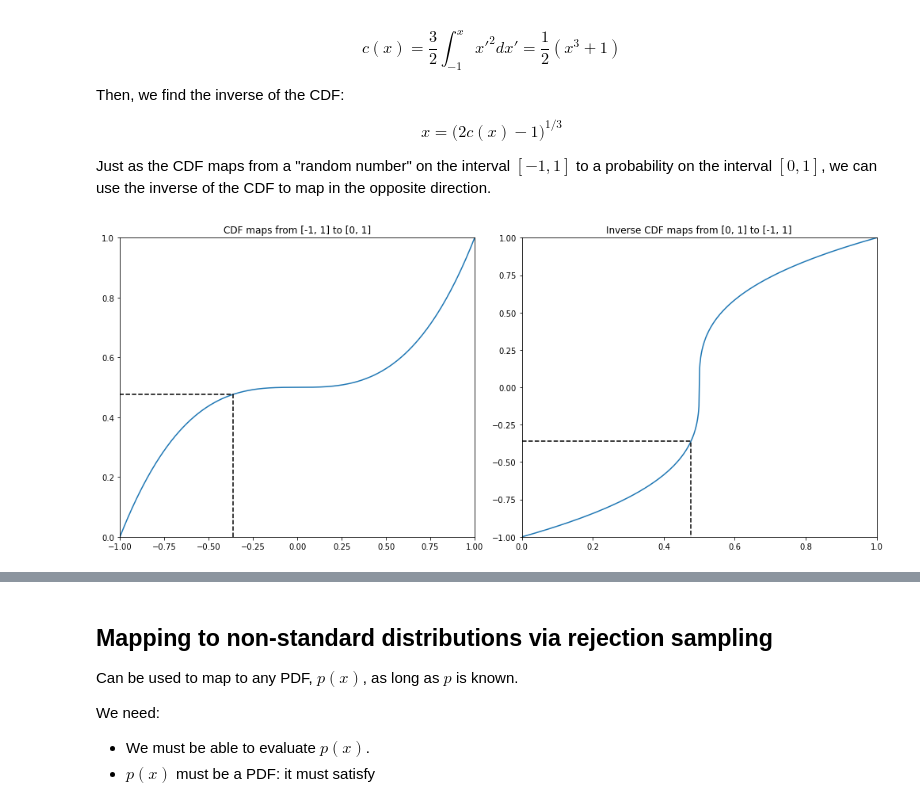
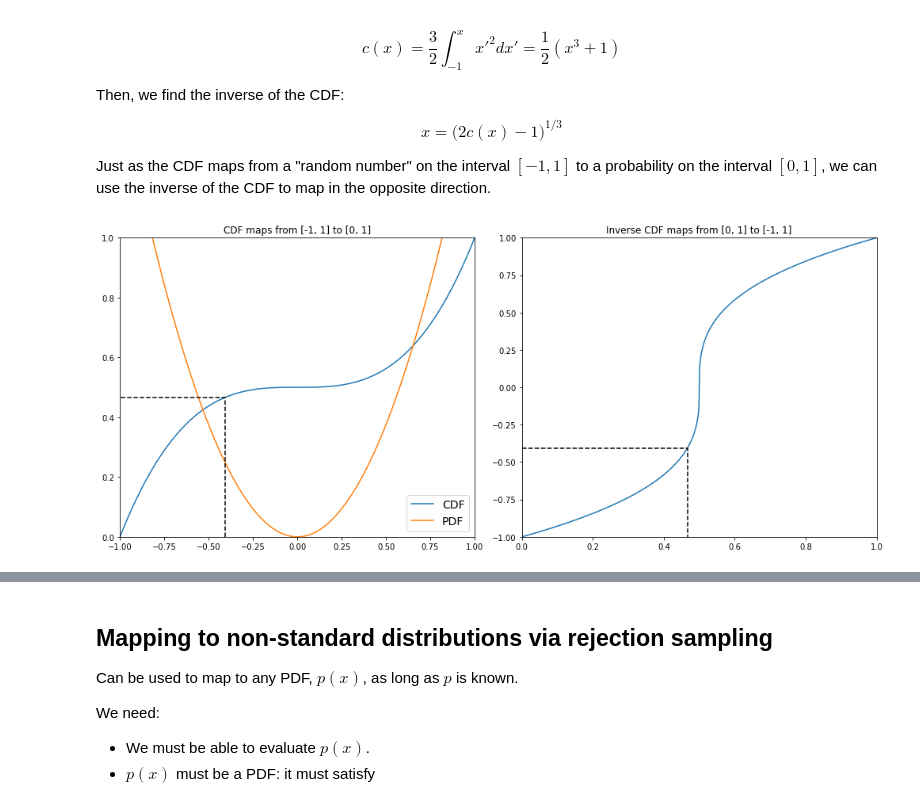
Before and after one commit to nordam/ComputationalPhysics, a Jupyter notebook: Notebooks/3 - Random numbers.ipynb, the cells around one changed output, grey strips where cells are left out. Drawn from its saved outputs; the diff is of its cells as text; code cells hidden in the pictures.

```diff
--- a/Notebooks/3 - Random numbers.ipynb
+++ b/Notebooks/3 - Random numbers.ipynb
@@ -310,35 +321,37 @@ def iCDF(c):
     # Built-in function for the cube root
     # Gives real result when the input is real
     return np.cbrt(2*c - 1)
 
 # Some plots to explain what's going on
 fig, ax = plt.subplots(ncols = 2, figsize = (14, 6))
 
 # The CDF maps from a random number (on the interval -1 to 1 in this case)
 # to a probability (which is always a number on the interval [0, 1]).
 u = np.linspace(-1, 1, 1001)
-ax[0].plot(u, CDF(u))
+ax[0].plot(u, CDF(u), label = 'CDF')
+ax[0].plot(u, PDF(u), label = 'PDF')
+ax[0].legend(fontsize = 14)
 
 # Illustrate the mapping
 x = np.random.uniform(-1, 1)
 ax[0].plot([x, x, -1], [0, CDF(x), CDF(x)], '--', c = 'k')
 ax[0].set_xlim(-1, 1)
 ax[0].set_ylim(0, 1 )
 ax[0].set_title('CDF maps from [-1, 1] to [0, 1]')
 
 
 # The inverse CDF maps from a probability on the interval from 0 to 1,
 # to a random number (on the interval -1 to 1 in this case).
 u = np.linspace(0, 1, 1001)
 ax[1].plot(u, iCDF(u))
 # Illustrate the inverse mapping
 ax[1].plot([0, CDF(x), CDF(x)], [x, x, -1], '--', c = 'k')
 ax[1].set_xlim(0, 1 )
 ax[1].set_ylim(-1, 1)
 ax[1].set_title('Inverse CDF maps from [0, 1] to [-1, 1]')
 plt.tight_layout()
 # %% [output]
-[figure, old version]
+[figure, new version]
 # %%
 # Illustrate the transformation
 fig, ax = plt.subplots(ncols = 2, figsize = (14, 6), sharey = True)
```
Also changed, not shown: parts of 14 cells of this notebook, 3 other files.
